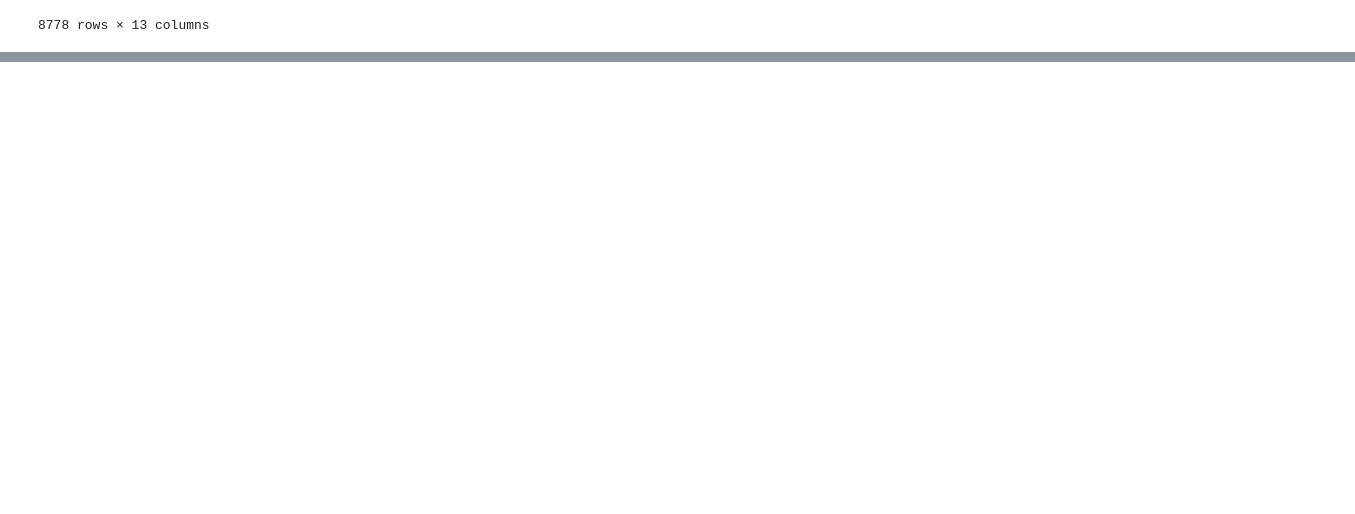
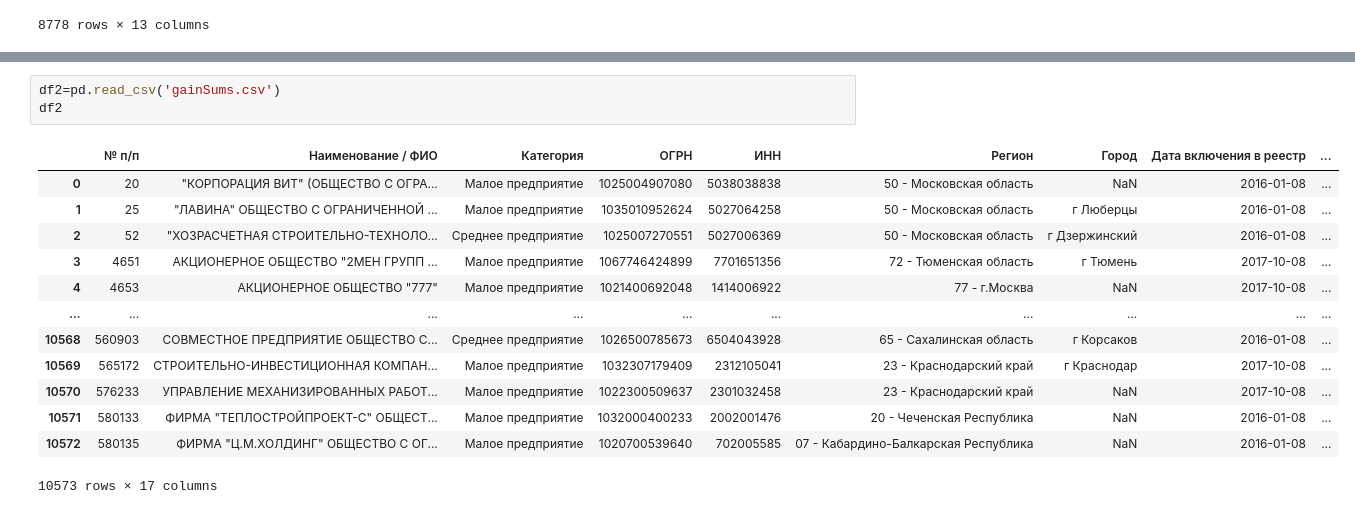
Before and after one commit to ddavid0909/pandas_and_pies, a Jupyter notebook: notebook.ipynb, the cells around one changed output, grey strips where cells are left out. Drawn from its saved outputs; the diff is of its cells as text; blank space fills up the shorter version.

```diff
--- a/notebook.ipynb
+++ b/notebook.ipynb
@@ -430,0 +566,17 @@ df1
+# %%
+df2=pd.read_csv('gainSums.csv')
+df2
+# %% [output]
+|  | № п/п | Наименование / ФИО | Категория | ОГРН | ИНН | Регион | Город | Дата включения в реестр | ... |
+| 0 | 20 | "КОРПОРАЦИЯ ВИТ" (ОБЩЕСТВО С ОГРА... | Малое предприятие | 1025004907080 | 5038038838 | 50 - Московская область | NaN | 2016-01-08 | ... |
+| 1 | 25 | "ЛАВИНА" ОБЩЕСТВО С ОГРАНИЧЕННОЙ ... | Малое предприятие | 1035010952624 | 5027064258 | 50 - Московская область | г Люберцы | 2016-01-08 | ... |
+| 2 | 52 | "ХОЗРАСЧЕТНАЯ СТРОИТЕЛЬНО-ТЕХНОЛО... | Среднее предприятие | 1025007270551 | 5027006369 | 50 - Московская область | г Дзержинский | 2016-01-08 | ... |
+| 3 | 4651 | АКЦИОНЕРНОЕ ОБЩЕСТВО "2МЕН ГРУПП ... | Малое предприятие | 1067746424899 | 7701651356 | 72 - Тюменская область | г Тюмень | 2017-10-08 | ... |
+| 4 | 4653 | АКЦИОНЕРНОЕ ОБЩЕСТВО "777" | Малое предприятие | 1021400692048 | 1414006922 | 77 - г.Москва | NaN | 2017-10-08 | ... |
+| ... | ... | ... | ... | ... | ... | ... | ... | ... | ... |
+| 10568 | 560903 | СОВМЕСТНОЕ ПРЕДПРИЯТИЕ ОБЩЕСТВО С... | Среднее предприятие | 1026500785673 | 6504043928 | 65 - Сахалинская область | г Корсаков | 2016-01-08 | ... |
+| 10569 | 565172 | СТРОИТЕЛЬНО-ИНВЕСТИЦИОННАЯ КОМПАН... | Малое предприятие | 1032307179409 | 2312105041 | 23 - Краснодарский край | г Краснодар | 2017-10-08 | ... |
+| 10570 | 576233 | УПРАВЛЕНИЕ МЕХАНИЗИРОВАННЫХ РАБОТ... | Малое предприятие | 1022300509637 | 2301032458 | 23 - Краснодарский край | NaN | 2017-10-08 | ... |
+| 10571 | 580133 | ФИРМА "ТЕПЛОСТРОЙПРОЕКТ-С" ОБЩЕСТ... | Малое предприятие | 1032000400233 | 2002001476 | 20 - Чеченская Республика | NaN | 2016-01-08 | ... |
+| 10572 | 580135 | ФИРМА "Ц.М.ХОЛДИНГ" ОБЩЕСТВО С ОГ... | Малое предприятие | 1020700539640 | 702005585 | 07 - Кабардино-Балкарская Республика | NaN | 2016-01-08 | ... |
+10573 rows × 17 columns
```
Also changed, not shown: parts of 34 cells of this notebook, 4 other files.
